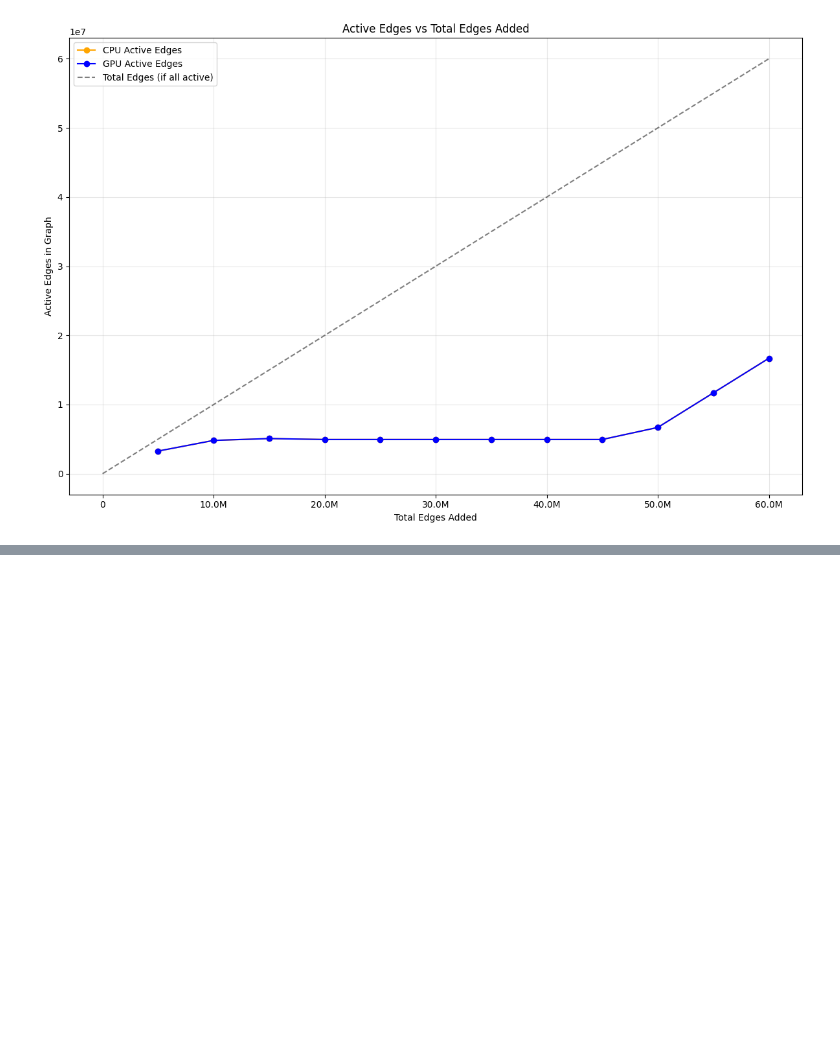
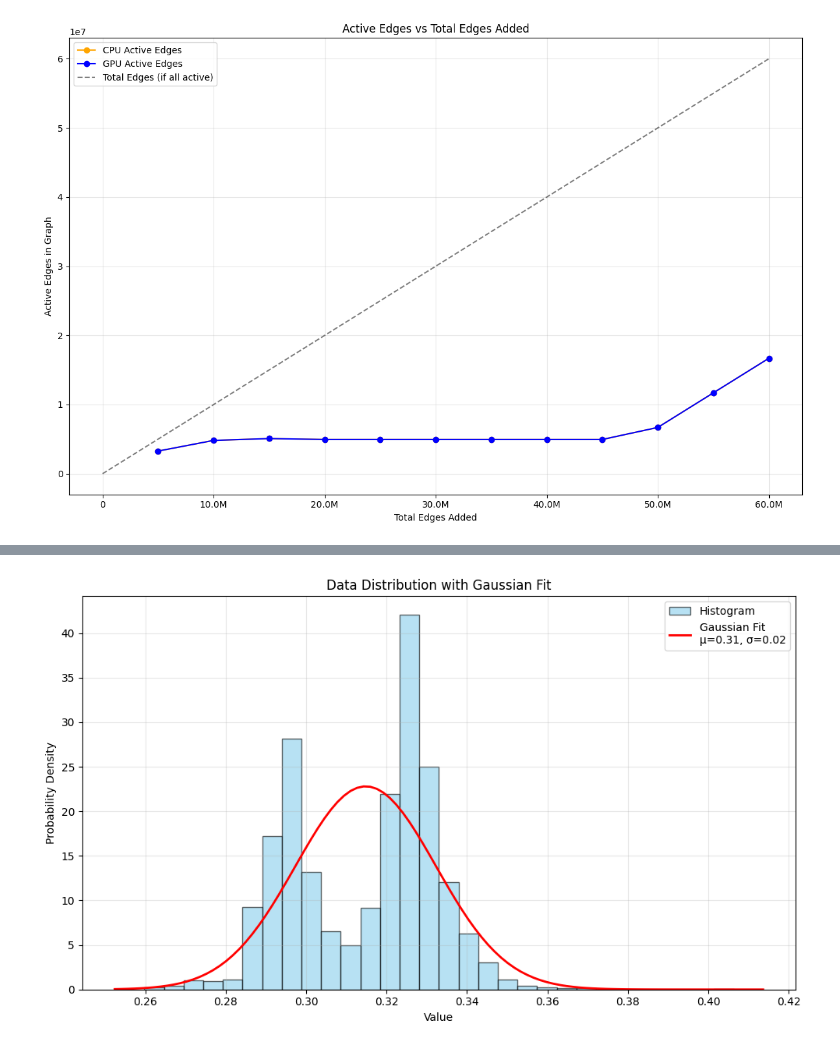
Before and after one commit to ashfaq1701/temporal-random-walk-test, a Jupyter notebook: test_visualizations.ipynb, the cells around one changed output, grey strips where cells are left out. Saved outputs shown, nothing was run; the diff lists cells and outputs as text; code cells hidden in the pictures; blank space fills up the shorter version.

```diff
--- a/test_visualizations.ipynb
+++ b/test_visualizations.ipynb
@@ -331,0 +384,28 @@ plt.show()
+# %%
+from scipy.stats import norm
+import matplotlib.pyplot as plt
+import numpy as np
+
+mu, std = norm.fit(alibaba_data_gpu['walk_sampling_time'])
+
+# Plot histogram of the data
+plt.figure(figsize=(10, 6))
+count, bins, ignored = plt.hist(alibaba_data_gpu['walk_sampling_time'], bins=30, density=True, alpha=0.6, color='skyblue', edgecolor='black', label='Histogram')
+
+# Plot the PDF of the fitted normal distribution
+xmin, xmax = plt.xlim()
+x = np.linspace(xmin, xmax, 100)
+p = norm.pdf(x, mu, std)
+plt.plot(x, p, 'r', linewidth=2, label=f'Gaussian Fit\nμ={mu:.2f}, σ={std:.2f}')
+
+plt.title('Data Distribution with Gaussian Fit')
+plt.xlabel('Value')
+plt.ylabel('Probability Density')
+plt.legend()
+plt.grid(True, alpha=0.3)
+plt.tight_layout()
+
+plt.savefig('plots/gpu_walk_time_distribution.png')
+plt.show()
+# %% [output]
+[figure, added]
```
Also changed, not shown: parts of 11 cells of this notebook, 2 other files.
